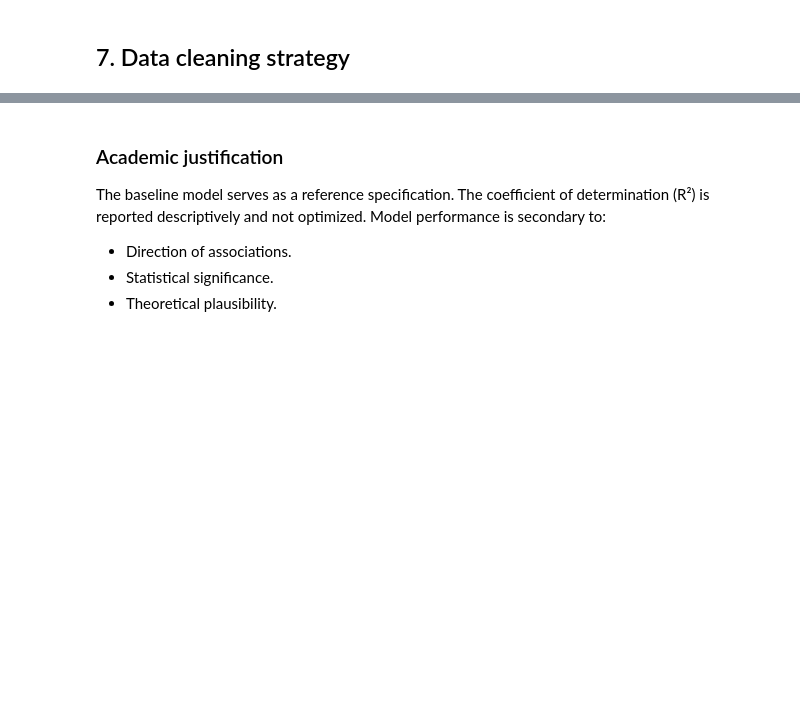
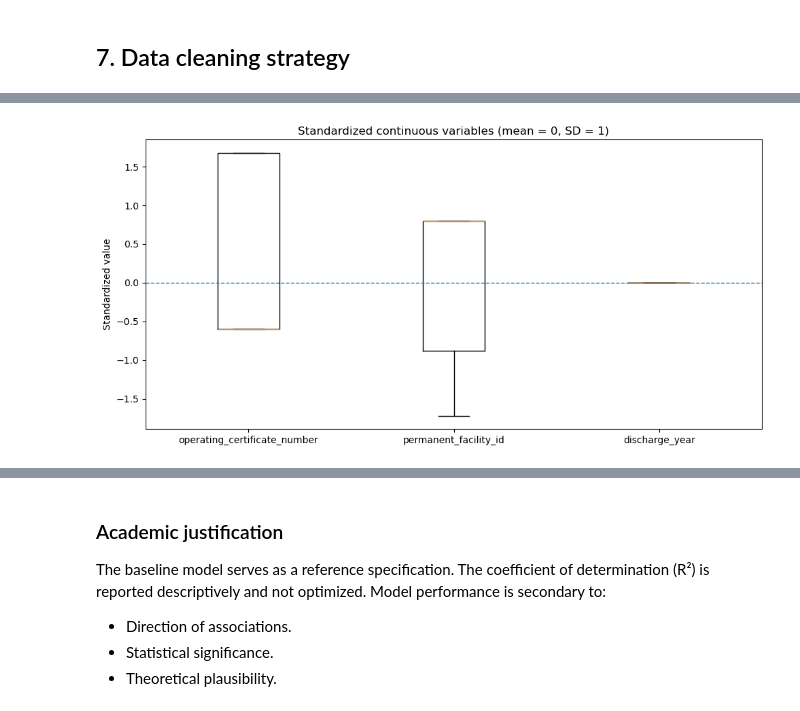
Before and after one commit to ibejerano/unie-healthcare-regression, a Jupyter notebook: src/hospital_los_regressor.ipynb, the cells around one changed output, grey strips where cells are left out. Saved outputs shown, nothing was run; the diff lists cells and outputs as text; code cells hidden in the pictures; blank space fills up the shorter version.

```diff
--- a/src/hospital_los_regressor.ipynb
+++ b/src/hospital_los_regressor.ipynb
@@ -377,0 +676,18 @@ plt.show()
+# %%
+from sklearn.preprocessing import StandardScaler
+
+# Identify numerical features
+numeric_cols = X.select_dtypes(include=["int64", "float64"]).columns
+
+binary_cols = [
+    col for col in numeric_cols
+    if X[col].dropna().isin([0, 1]).all()
+]
+
+# continuous_cols contains all numeric_cols non binary_cols
+continuous_cols = [col for col in numeric_cols if col not in binary_cols]
+
+# Apply standardization
+scaler = StandardScaler()
+X_scaled = X.copy()
+X_scaled[continuous_cols] = scaler.fit_transform(X[continuous_cols])
@@ -377,0 +727,16 @@ plt.show()
+# %%
+import matplotlib.pyplot as plt
+
+plt.figure(figsize=(10, 5))
+plt.boxplot(
+    X_scaled[vars_to_plot],
+    labels=vars_to_plot,
+    vert=True
+)
+plt.axhline(0, linestyle="--", linewidth=1)
+plt.title("Standardized continuous variables (mean = 0, SD = 1)")
+plt.ylabel("Standardized value")
+plt.tight_layout()
+plt.show()
+# %% [output]
+[figure, added]
```
Also changed, not shown: parts of 54 cells of this notebook.
